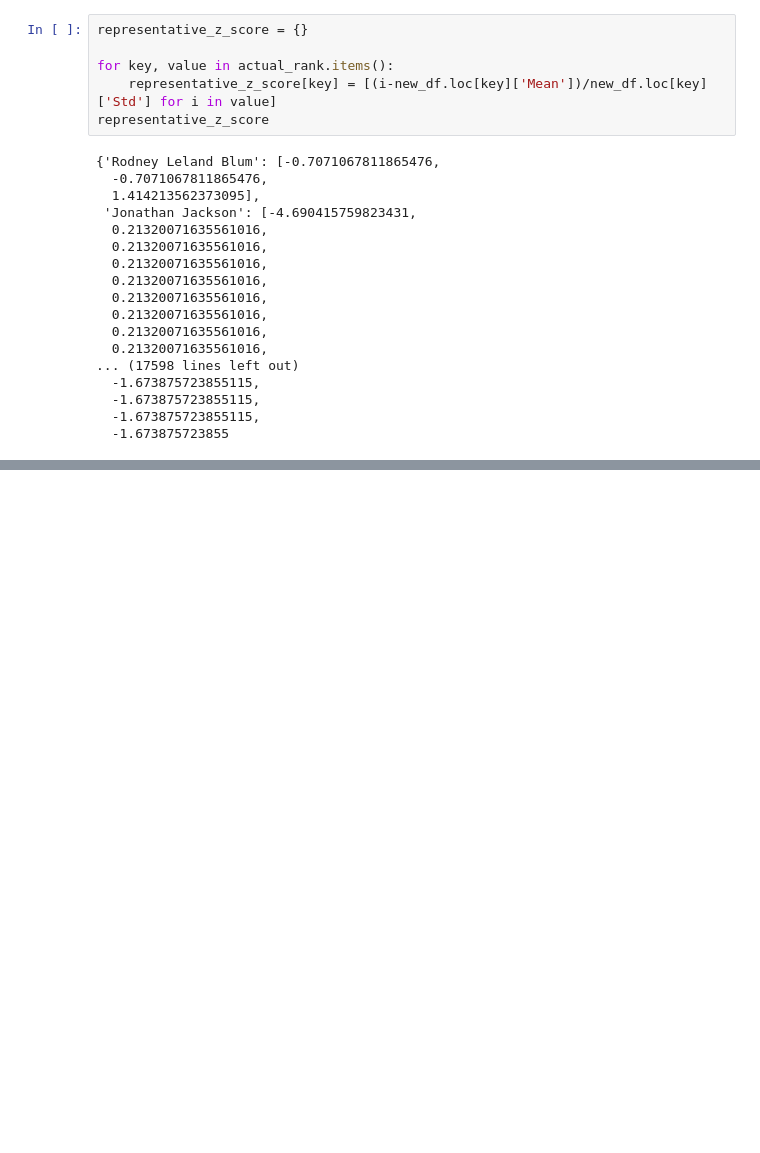
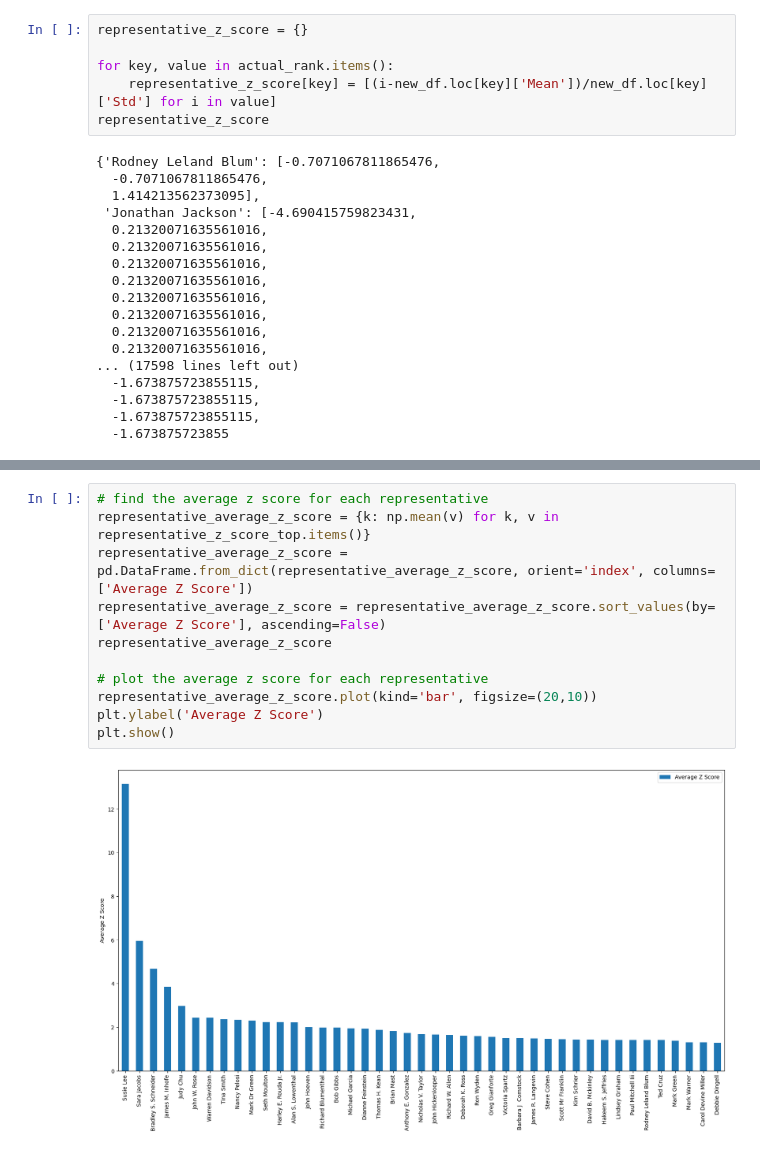
Before and after one commit to maajidhusain/capstone, a Jupyter notebook: Min_Max_Permute.ipynb, the cells around one changed output, grey strips where cells are left out. Saved outputs shown, nothing was run; the diff lists cells and outputs as text; blank space fills up the shorter version.

```diff
--- a/Min_Max_Permute.ipynb
+++ b/Min_Max_Permute.ipynb
@@ -200,0 +216,13 @@ ValueError: 1 columns passed, passed data had 239 columns
+# %%
+# find the average z score for each representative
+representative_average_z_score = {k: np.mean(v) for k, v in representative_z_score_top.items()}
+representative_average_z_score = pd.DataFrame.from_dict(representative_average_z_score, orient='index', columns=['Average Z Score'])
+representative_average_z_score = representative_average_z_score.sort_values(by=['Average Z Score'], ascending=False)
+representative_average_z_score
+
+# plot the average z score for each representative
+representative_average_z_score.plot(kind='bar', figsize=(20,10))
+plt.ylabel('Average Z Score')
+plt.show()
+# %% [output]
+[figure, added]
```
Also changed, not shown: parts of 3 cells of this notebook.
